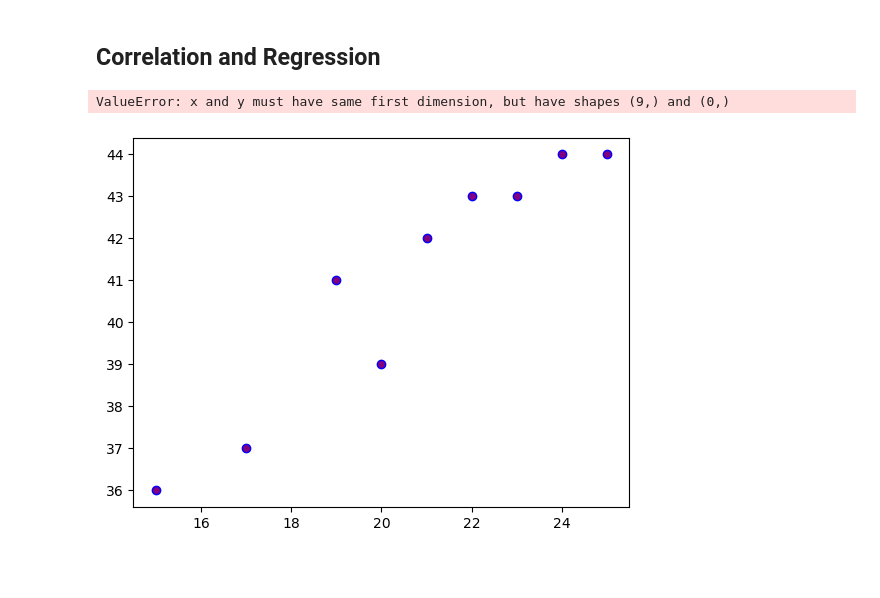
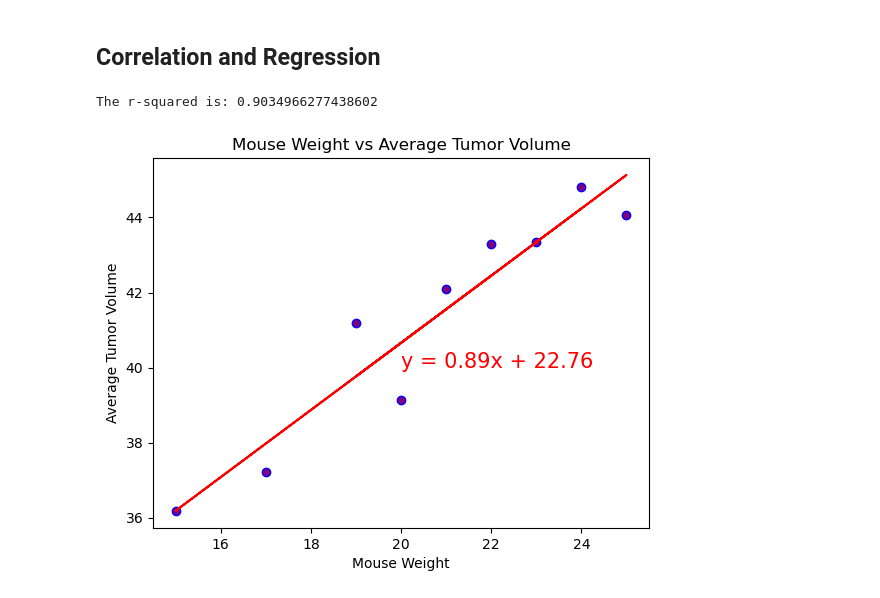
Before and after one commit to redpandata19/Matplotlib-challenge, a Jupyter notebook: Pymaceuticals/pymaceuticals_starter.ipynb, the cells around one changed output. Cells and saved outputs as stored; diff of their text form; code cells hidden in the pictures; blank space fills up the shorter version.

```diff
--- a/Pymaceuticals/pymaceuticals_starter.ipynb
+++ b/Pymaceuticals/pymaceuticals_starter.ipynb
@@ -356,21 +357,34 @@ plt.show()
 # %%
 # Calculate the correlation coefficient and a linear regression model
 # for mouse weight and average observed tumor volume for the entire Capomulin regimen
-from scipy.stats import linregress
-x_values = [int(x) for x in unique_weights_list]
-y_values = [int(y) for y in cap_tumor_volumes]
+
+# Regarding x_values:
+# to calculate the slope, needed the array prior to changing to a list
+# grabbing data from previous block for weights and averages
+x_values = unique_weights
+y_values = cap_tumor_volumes
+
+# Perform linear regression
 (slope, intercept, rvalue, pvalue, stderr) = linregress(x_values, y_values)
 line_eq = "y = " + str(round(slope,2)) + "x + " + str(round(intercept,2))
-plt.scatter(x_values, y_values, marker = 'o',
-            facecolors='purple',edgecolors ='blue',)
-regress_values = x_values * int(slope) + intercept
-plt.plot(x_values,regress_values,"r-")
-plt.annotate(line_eq,(0,50),fontsize=15,color="red")
+
+# Plot scatter plot and regression line
+plt.scatter(x_values, y_values, marker='o', facecolors='purple', edgecolors='blue')
+plt.plot(x_values, slope * x_values + intercept, "r-")
+
+# Annotate the equation of the regression line
+plt.annotate(line_eq, (20, 40), fontsize=15, color="red")
+
+# Print the coefficient of determination (r-squared)
 print(f"The r-squared is: {rvalue**2}")
+
+# Set labels and title
 plt.xlabel('Mouse Weight')
 plt.ylabel('Average Tumor Volume')
 plt.title('Mouse Weight vs Average Tumor Volume')
+
+# Display the plot
 plt.show()
 # %% [output]
-ValueError: x and y must have same first dimension, but have shapes (9,) and (0,)
+The r-squared is: 0.9034966277438602
-[figure, old version]
+[figure, new version]
```
Also changed, not shown: parts of 1 cell of this notebook.
